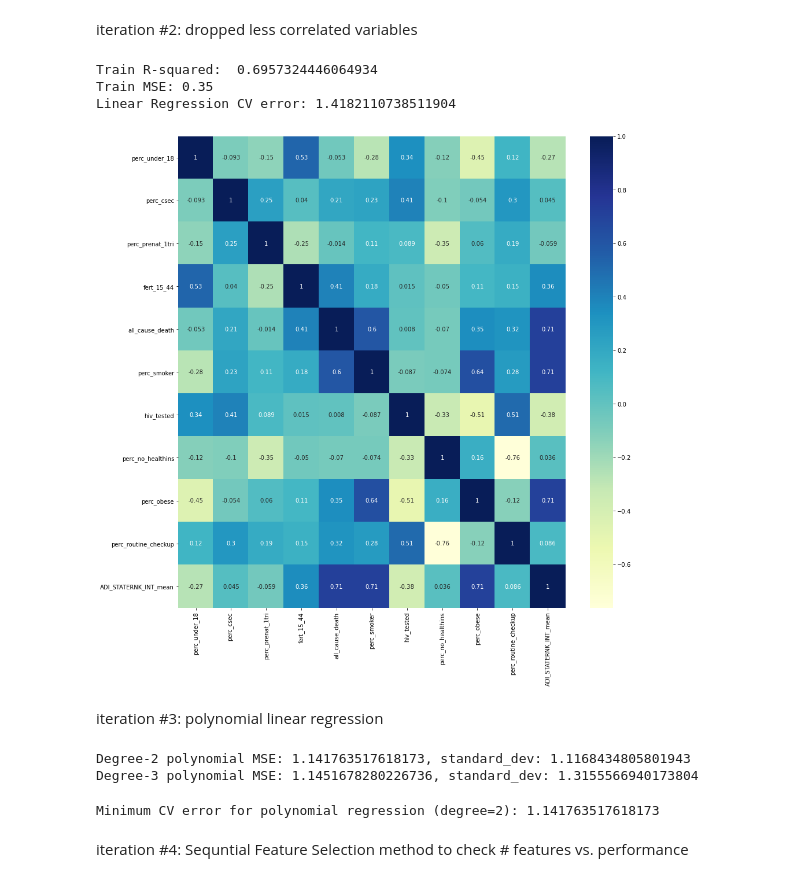
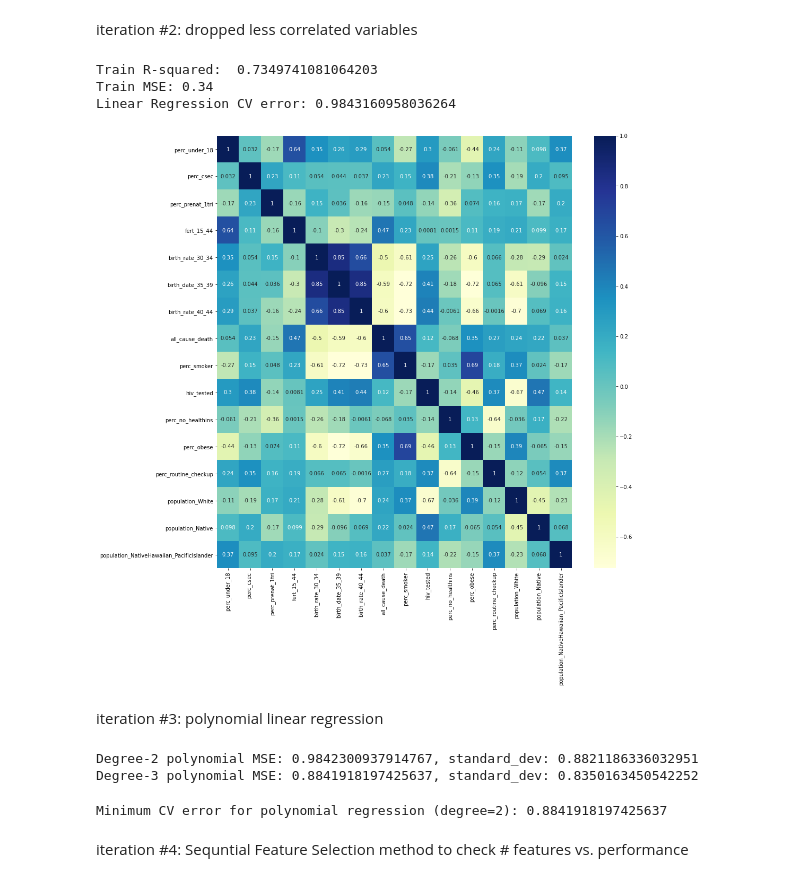
Before and after one commit to cleung-2/dabp_final, a Jupyter notebook: LinearRegression.ipynb, the cells around one changed output. Cells and saved outputs as stored; diff of their text form; code cells hidden in the pictures.

```diff
--- a/LinearRegression.ipynb
+++ b/LinearRegression.ipynb
@@ -106,29 +106,29 @@ Linear Regression CV error: 1.4182110738511904
 # %% [markdown]
 iteration #2: dropped less correlated variables
 # %%
-X_train_corr  = X_train.drop(columns = ['population', 'population_White', 'perc_non_smoke', 'population_Black', 'population_Native', 'population_Asian', 'population_NativeHawaiian_PacificIslander', 'population_OtherRace', 'beds_per_1000', 'gono_per_100000',
-                                        'chlam_per_100000', 'birth_rate_15_19', 'birth_rate_20_24', 'birth_rate_25_29', 'birth_rate_30_34', 'birth_date_35_39', 'birth_rate_40_44', 'pop_change_2010', 'inpatient_occupancy_rate'])
-X_test_corr  = X_test.drop(columns = ['population', 'population_White', 'perc_non_smoke', 'population_Black', 'population_Native', 'population_Asian', 'population_NativeHawaiian_PacificIslander', 'population_OtherRace', 'beds_per_1000', 'gono_per_100000',
-                                        'chlam_per_100000', 'pop_change_2010','birth_rate_15_19', 'birth_rate_20_24', 'birth_rate_25_29', 'birth_rate_30_34', 'birth_date_35_39', 'birth_rate_40_44', 'inpatient_occupancy_rate'])
+X_train_corr  = X_train.drop(columns = ['population', 'perc_non_smoke', 'population_Black', 'population_Asian', 'population_OtherRace', 'beds_per_1000', 'gono_per_100000',
+                                        'chlam_per_100000', 'birth_rate_15_19', 'birth_rate_20_24', 'birth_rate_25_29', 'pop_change_2010', 'inpatient_occupancy_rate', 'ADI_STATERNK_INT_mean'])
+X_test_corr  = X_test.drop(columns = ['population', 'perc_non_smoke', 'population_Black', 'population_Asian', 'population_OtherRace', 'beds_per_1000', 'gono_per_100000',
+                                        'chlam_per_100000', 'pop_change_2010','birth_rate_15_19', 'birth_rate_20_24', 'birth_rate_25_29', 'inpatient_occupancy_rate', 'ADI_STATERNK_INT_mean'])
 
 lm = LinearRegression() #creating linear regression object
 lm.fit(X_train_corr, y_train) #fitting train data to model
 print("Train R-squared: ", lm.score(X_train_corr, y_train)) #getting train model R-squared
 print("Train MSE: %.2f"% mean_squared_error(y_train, lm.predict(X_train_corr))) #getting MSE for train data!
 
 cross_val = KFold(n_splits=10, random_state=None, shuffle=False) #creating k-fold cross validation object
 score_lm = cross_val_score(lm, X_train_corr, y_train,
                              scoring="neg_mean_squared_error", cv=cross_val, n_jobs=-1) #getting CV scores for linear regression
 lm_MSE_CV_corr = np.abs(np.mean(score_lm)) #getting average CV error for linear regression
 print("Linear Regression CV error:", lm_MSE_CV) #printing average CV error for linear regression
 
 fig, ax = plt.subplots(figsize=(15,15))
 heatmap = sns.heatmap(X_train_corr.corr(), cmap="YlGnBu", annot=True)
 # %% [output]
-Train R-squared:  0.6957324446064934
-Train MSE: 0.35
-Linear Regression CV error: 1.4182110738511904
+Train R-squared:  0.7349741081064203
+Train MSE: 0.34
+Linear Regression CV error: 0.9843160958036264
-[figure, old version]
+[figure, new version]
 # %% [markdown]
 iteration #3: polynomial linear regression
 # %%
@@ -147,13 +147,13 @@ for i in range(2,4): #iterating through degrees 2-7
     print("Degree-"+str(i)+" polynomial MSE: " + str(np.mean(np.abs(scores))) + ", standard_dev: " + str(np.std(scores)))
     errors.append(np.mean(np.abs(scores))) #appending average MSE to errors list
 # %% [output]
-Degree-2 polynomial MSE: 1.141763517618173, standard_dev: 1.1168434805801943
-Degree-3 polynomial MSE: 1.1451678280226736, standard_dev: 1.3155566940173804
+Degree-2 polynomial MSE: 0.9842300937914767, standard_dev: 0.8821186336032951
+Degree-3 polynomial MSE: 0.8841918197425637, standard_dev: 0.8350163450542252
 # %%
 poly_minerror = np.min((errors)) #storing the min CV error
 print('Minimum CV error for polynomial regression (degree=2):', poly_minerror)
 # %% [output]
-Minimum CV error for polynomial regression (degree=2): 1.141763517618173
+Minimum CV error for polynomial regression (degree=2): 0.8841918197425637
 # %% [markdown]
 iteration #4: Sequntial Feature Selection method to check # features vs. performance
 # %%
```
Also changed, not shown: parts of 14 cells of this notebook, 1 other file.
